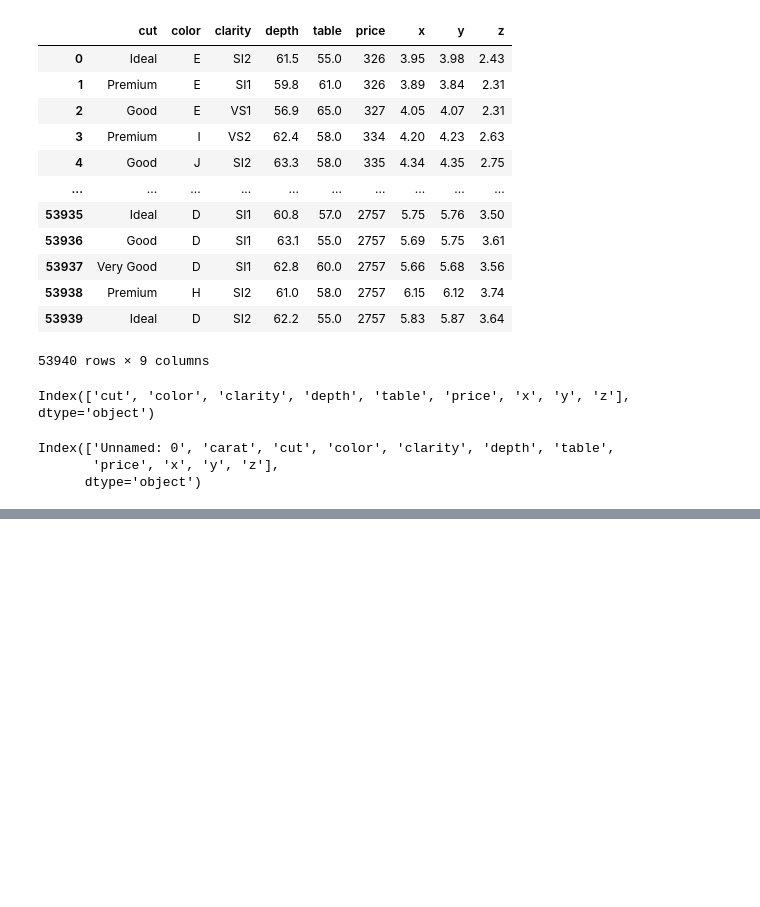
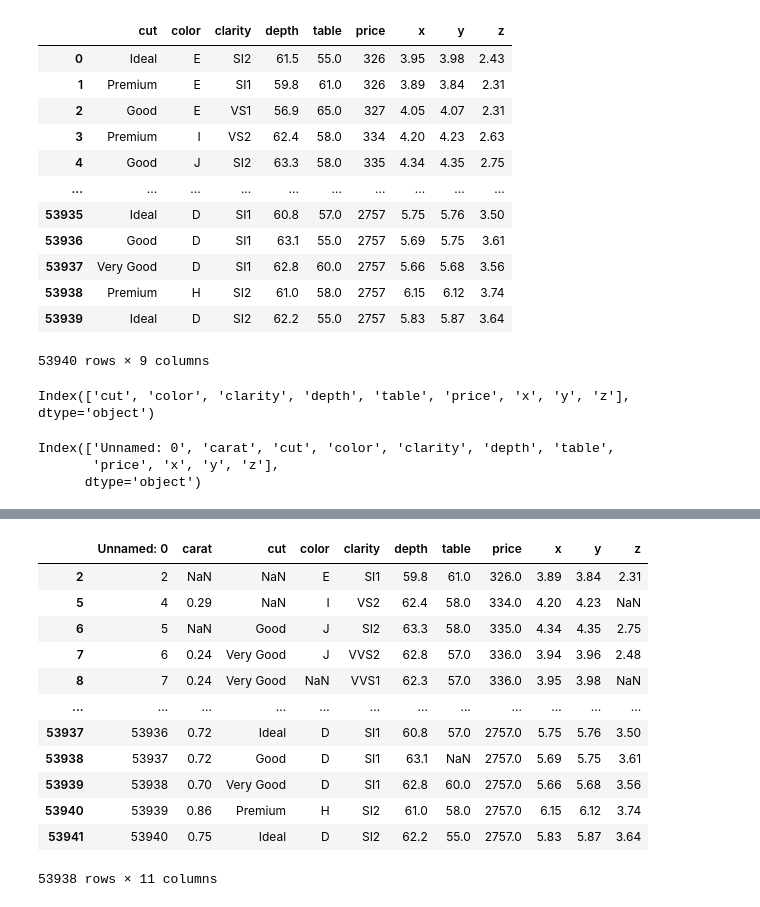
Before and after one commit to SysSyncer/Uptor_AI_and_ML_notes, a Jupyter notebook: LMES_2025/May_2025/Day6_20_05_2025/ML_preprocessing_part_2.ipynb, the cells around one changed output, grey strips where cells are left out. Saved outputs shown, nothing was run; the diff lists cells and outputs as text; code cells hidden in the pictures; blank space fills up the shorter version.

```diff
--- a/LMES_2025/May_2025/Day6_20_05_2025/ML_preprocessing_part_2.ipynb
+++ b/LMES_2025/May_2025/Day6_20_05_2025/ML_preprocessing_part_2.ipynb
@@ -132,0 +217,5 @@ df_copy.head(10)
+# %%
+df_one = pd.read_csv("../../Dataset/Diamonds/diamonds_with_null_values_and_duplicates.csv")
+
+finding_duplicates = df_one.duplicated()
+finding_duplicates.sum()
@@ -132,0 +248,16 @@ df_copy.head(10)
+# %%
+df_one.drop_duplicates(keep=False) # Removes the original record too
+# %% [output]
+|  | Unnamed: 0 | carat | cut | color | clarity | depth | table | price | x | y | z |
+| 2 | 2 | NaN | NaN | E | SI1 | 59.8 | 61.0 | 326.0 | 3.89 | 3.84 | 2.31 |
+| 5 | 4 | 0.29 | NaN | I | VS2 | 62.4 | 58.0 | 334.0 | 4.20 | 4.23 | NaN |
+| 6 | 5 | NaN | Good | J | SI2 | 63.3 | 58.0 | 335.0 | 4.34 | 4.35 | 2.75 |
+| 7 | 6 | 0.24 | Very Good | J | VVS2 | 62.8 | 57.0 | 336.0 | 3.94 | 3.96 | 2.48 |
+| 8 | 7 | 0.24 | Very Good | NaN | VVS1 | 62.3 | 57.0 | 336.0 | 3.95 | 3.98 | NaN |
+| ... | ... | ... | ... | ... | ... | ... | ... | ... | ... | ... | ... |
+| 53937 | 53936 | 0.72 | Ideal | D | SI1 | 60.8 | 57.0 | 2757.0 | 5.75 | 5.76 | 3.50 |
+| 53938 | 53937 | 0.72 | Good | D | SI1 | 63.1 | NaN | 2757.0 | 5.69 | 5.75 | 3.61 |
+| 53939 | 53938 | 0.70 | Very Good | D | SI1 | 62.8 | 60.0 | 2757.0 | 5.66 | 5.68 | 3.56 |
+| 53940 | 53939 | 0.86 | Premium | H | SI2 | 61.0 | 58.0 | 2757.0 | 6.15 | 6.12 | 3.74 |
+| 53941 | 53940 | 0.75 | Ideal | D | SI2 | 62.2 | 55.0 | 2757.0 | 5.83 | 5.87 | 3.64 |
+53938 rows × 11 columns
```
Also changed, not shown: parts of 17 cells of this notebook, 5 other files.
